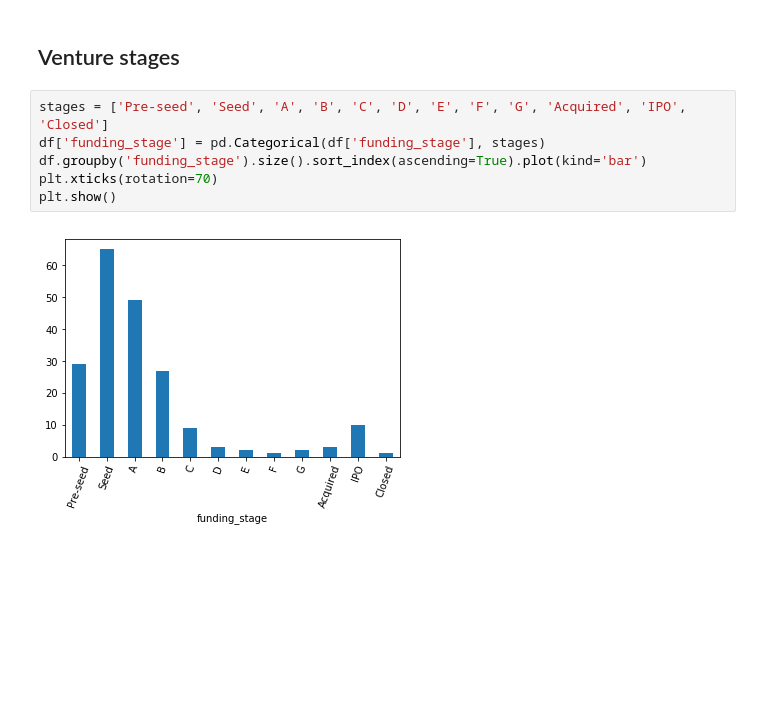
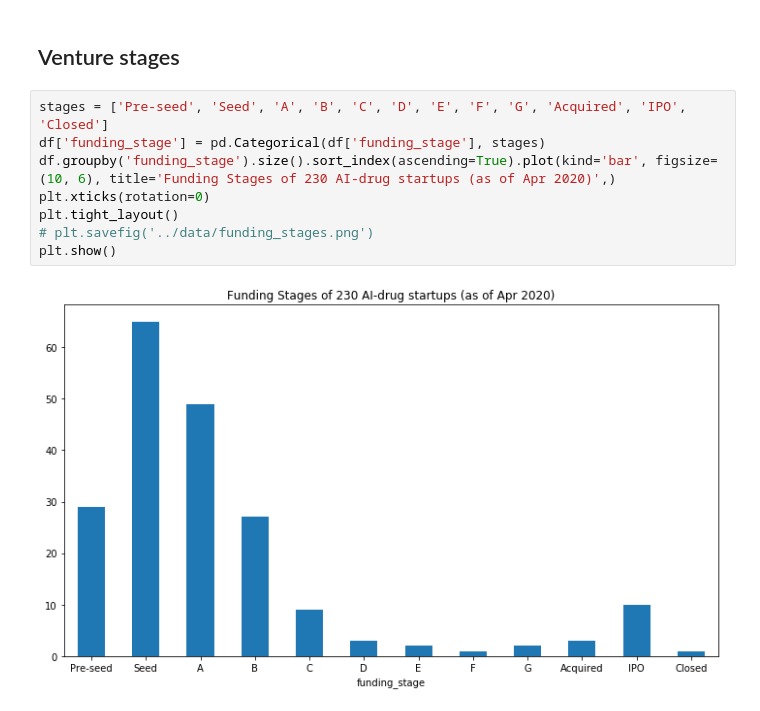
Before and after one commit to haocai1992/AI-drug, a Jupyter notebook: notebooks/data_eda.ipynb, the cells around one changed output. Saved outputs shown, nothing was run; the diff lists cells and outputs as text; blank space fills up the shorter version.

```diff
--- a/notebooks/data_eda.ipynb
+++ b/notebooks/data_eda.ipynb
@@ -60,8 +92,10 @@ fig.show()
 # %%
 stages = ['Pre-seed', 'Seed', 'A', 'B', 'C', 'D', 'E', 'F', 'G', 'Acquired', 'IPO', 'Closed']
 df['funding_stage'] = pd.Categorical(df['funding_stage'], stages)
-df.groupby('funding_stage').size().sort_index(ascending=True).plot(kind='bar')
-plt.xticks(rotation=70)
+df.groupby('funding_stage').size().sort_index(ascending=True).plot(kind='bar', figsize=(10, 6), title='Funding Stages of 230 AI-drug startups (as of Apr 2020)',)
+plt.xticks(rotation=0)
+plt.tight_layout()
+# plt.savefig('../data/funding_stages.png')
 plt.show()
 # %% [output]
-[figure, old version]
+[figure, new version]
```
Also changed, not shown: parts of 4 cells of this notebook, 8 other files.
